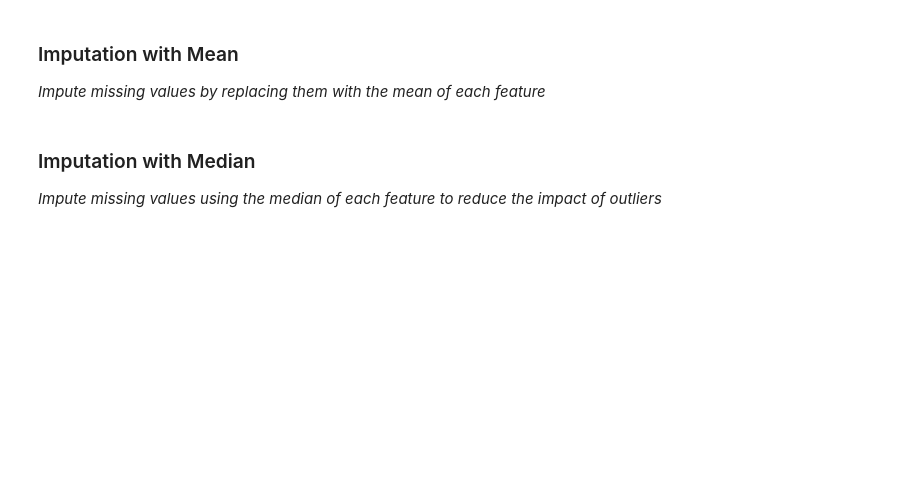
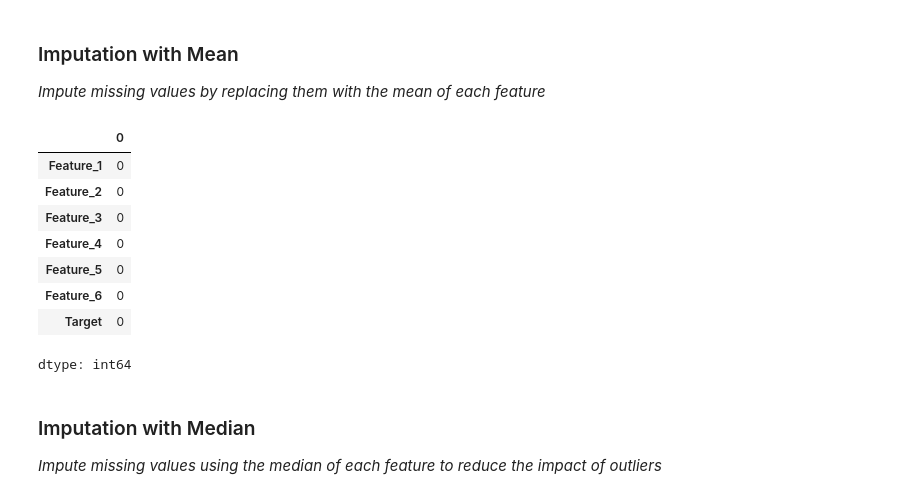
Before and after one commit to GuillermoBlancoNunez/DataMining_NeuralNetworks_ISS, a Jupyter notebook: Daily_Assingments/Day_4/GuillermoBN_Assg4_DM&NN_ISS.ipynb, the cells around one changed output. Drawn from its saved outputs; the diff is of its cells as text; code cells hidden in the pictures; blank space fills up the shorter version.

```diff
--- a/Daily_Assingments/Day_4/GuillermoBN_Assg4_DM&NN_ISS.ipynb
+++ b/Daily_Assingments/Day_4/GuillermoBN_Assg4_DM&NN_ISS.ipynb
@@ -54,7 +73,22 @@ dtype: int64
 ### Imputation with Mean
 *Impute missing values by replacing them with the mean of each feature*
 # %%
-#YOUR CODE HERE
+mean_data = data.copy()
+for col in mean_data.columns:
+  mean_data[col] = mean_data[col].fillna(mean_data[col].mean())
+
+
+mean_data.isnull().sum()
+# %% [output]
+|  | 0 |
+| Feature_1 | 0 |
+| Feature_2 | 0 |
+| Feature_3 | 0 |
+| Feature_4 | 0 |
+| Feature_5 | 0 |
+| Feature_6 | 0 |
+| Target | 0 |
+dtype: int64
 # %% [markdown]
 ### Imputation with Median
 *Impute missing values using the median of each feature to reduce the impact of outliers*
```
Also changed, not shown: parts of 7 cells of this notebook.
